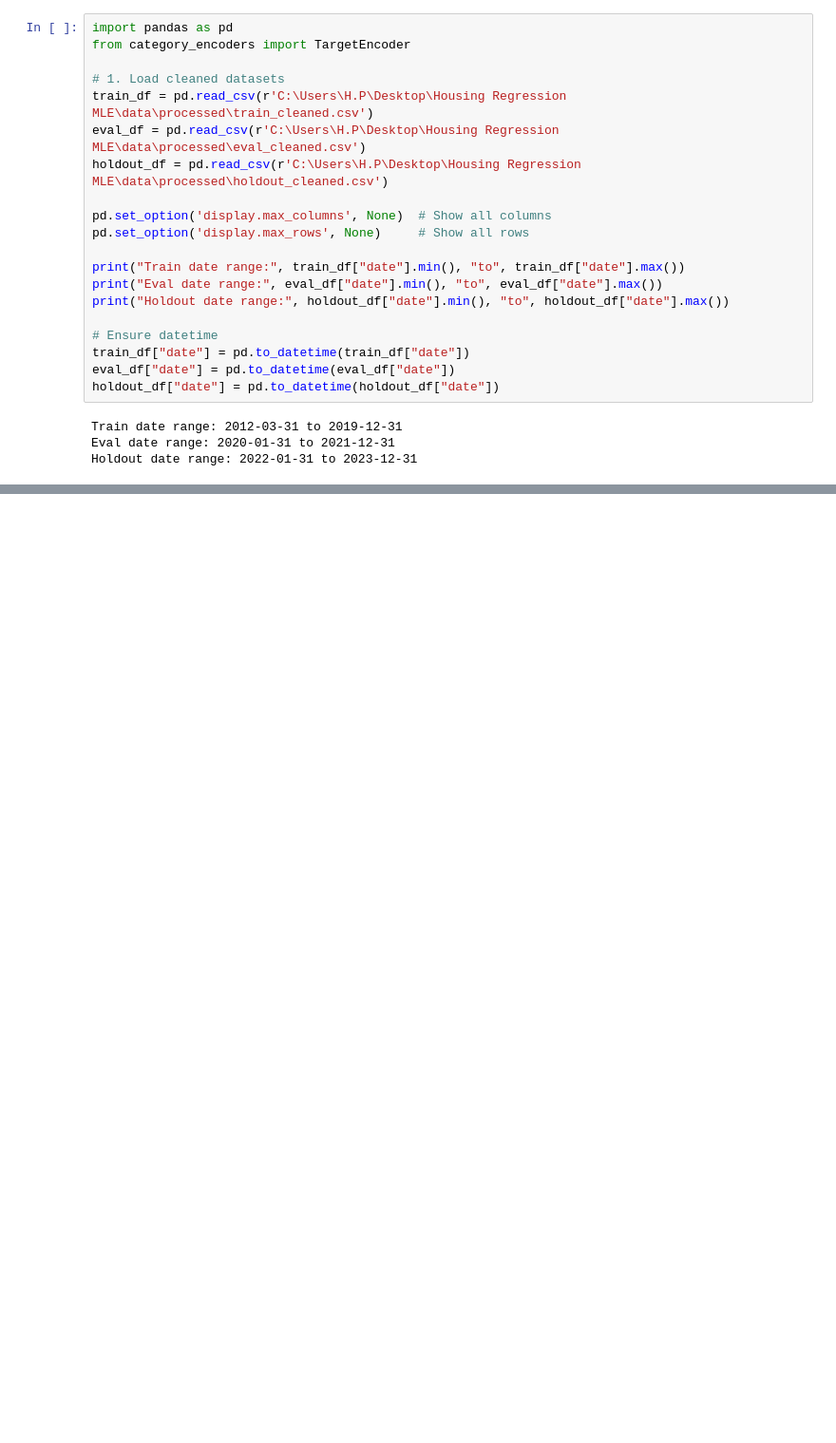
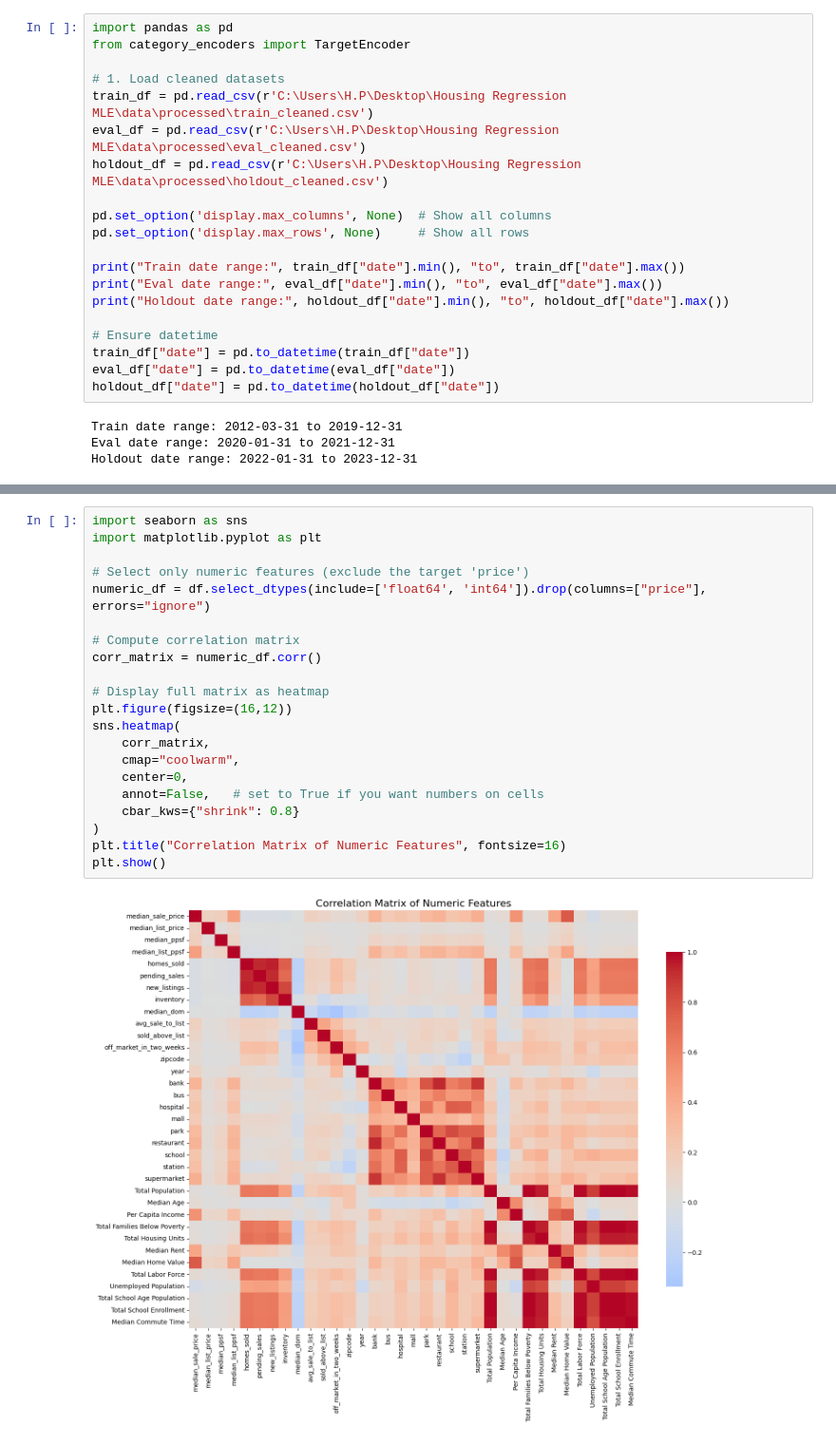
Before and after one commit to aditya-somani/End-to-End-ML-Regression-Project, a Jupyter notebook: notebooks/02_feature_eng_encoding.ipynb, the cells around one changed output, grey strips where cells are left out. Shown at 95% size. Saved outputs shown, nothing was run; the diff lists cells and outputs as text; blank space fills up the shorter version.

```diff
--- a/notebooks/02_feature_eng_encoding.ipynb
+++ b/notebooks/02_feature_eng_encoding.ipynb
@@ -24,0 +307,23 @@ Holdout date range: 2022-01-31 to 2023-12-31
+# %%
+import seaborn as sns
+import matplotlib.pyplot as plt
+
+# Select only numeric features (exclude the target 'price')
+numeric_df = df.select_dtypes(include=['float64', 'int64']).drop(columns=["price"], errors="ignore")
+
+# Compute correlation matrix
+corr_matrix = numeric_df.corr()
+
+# Display full matrix as heatmap
+plt.figure(figsize=(16,12))
+sns.heatmap(
+    corr_matrix,
+    cmap="coolwarm",
+    center=0,
+    annot=False,   # set to True if you want numbers on cells
+    cbar_kws={"shrink": 0.8}
+)
+plt.title("Correlation Matrix of Numeric Features", fontsize=16)
+plt.show()
+# %% [output]
+[figure, added]
```
Also changed, not shown: parts of 21 cells of this notebook.
